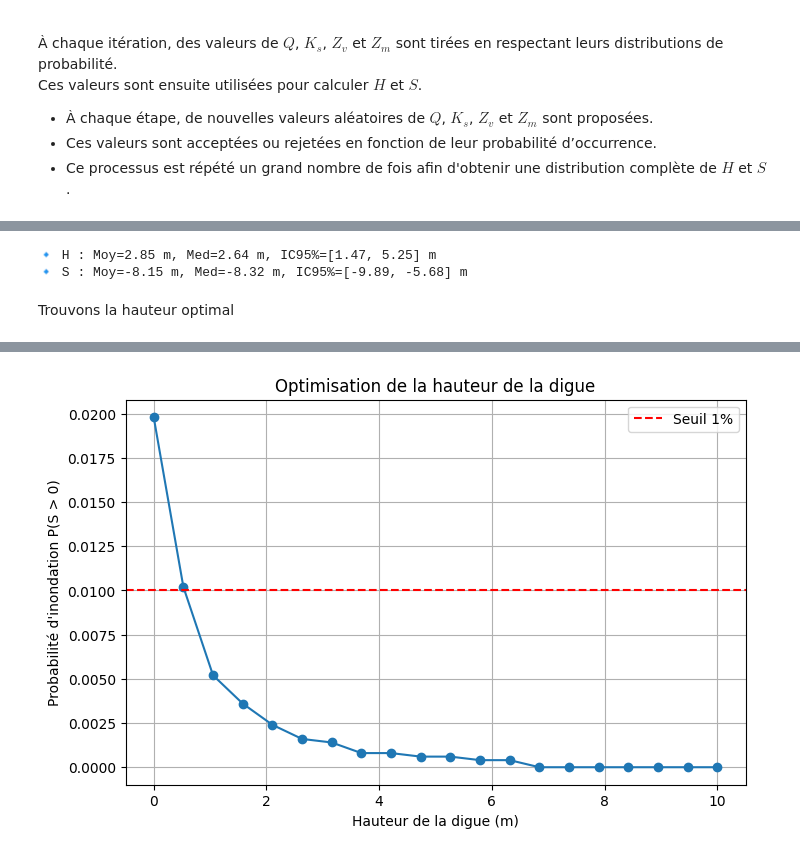
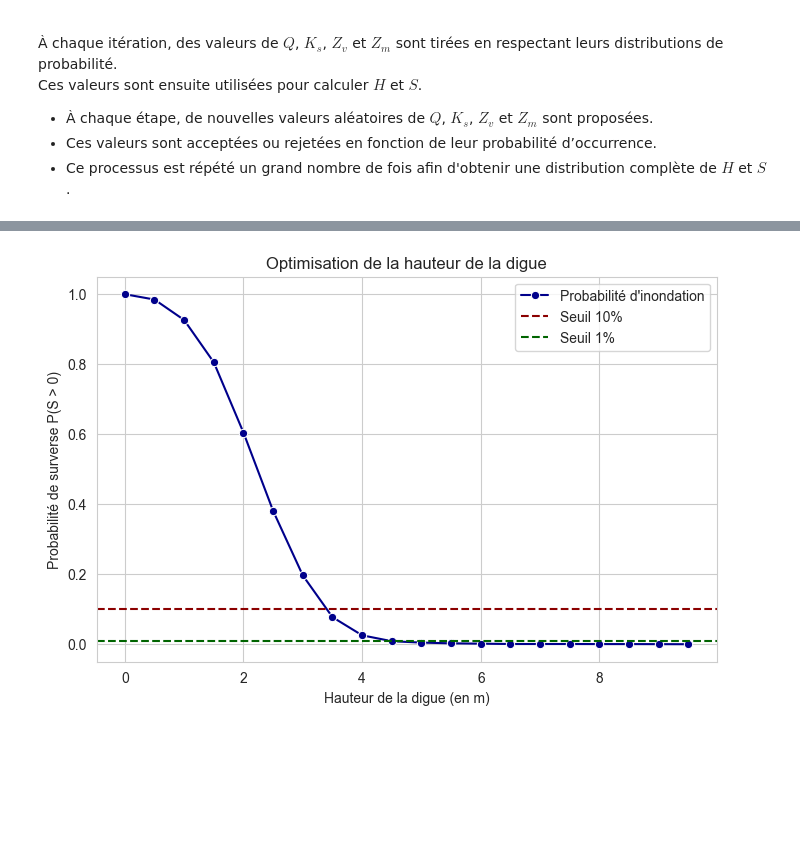
Before and after one commit to Lilyakhelid/Fiability, a Jupyter notebook: src/2.MCMC_hydraulic_model.ipynb, the cells around one changed output, grey strips where cells are left out. Cells and saved outputs as stored; diff of their text form; code cells hidden in the pictures; blank space fills up the shorter version.

```diff
--- a/src/2.MCMC_hydraulic_model.ipynb
+++ b/src/2.MCMC_hydraulic_model.ipynb
@@ -20,12 +20,15 @@ import numpy as np
 import matplotlib.pyplot as plt
 import seaborn as sns
 import pandas as pd
+# %%
+sns.set_style("whitegrid")
+np.random.seed(42)
 # %%
 L = 5000
 B = 300
-hd = 5.50 # Hauteur de la digue (m) isu de l'analyse des crues
-Zb = 55.5
-N = 5000 #arbitraire
+hd = 5.50 # Hauteur de la digue issue de l'étude des crues historiques
+Zb = 50
+N = 5000 # Arbitraire
 
 Q_samples = np.zeros(N)
 Ks_samples = np.zeros(N)
@@ -150,48 +110,54 @@ plt.show()
-# %%
-H_stats = np.median(H_samples), np.mean(H_samples), np.percentile(H_samples, [2.5, 97.5])
-S_stats = np.median(S_samples), np.mean(S_samples), np.percentile(S_samples, [2.5, 97.5])
-
-print(f"\n🔹 H : Moy={H_stats[1]:.2f} m, Med={H_stats[0]:.2f} m, IC95%=[{H_stats[2][0]:.2f}, {H_stats[2][1]:.2f}] m")
-print(f"🔹 S : Moy={S_stats[1]:.2f} m, Med={S_stats[0]:.2f} m, IC95%=[{S_stats[2][0]:.2f}, {S_stats[2][1]:.2f}] m")
-# %% [output]
-🔹 H : Moy=2.85 m, Med=2.64 m, IC95%=[1.47, 5.25] m
-🔹 S : Moy=-8.15 m, Med=-8.32 m, IC95%=[-9.89, -5.68] m
-# %% [markdown]
-Trouvons la hauteur optimal
 # %%
-hd_values = np.linspace(0, 10, 20)
+hd_values = np.arange(0, 10, 0.5)
+seuil_1 = 0.1
+seuil_2 = 0.01
 
-# probabilité d'inondation pour chaque hauteur de digue
+# Probabilité d'inondation pour chaque hauteur de digue
 P_inondation_hd = []
 for hd_test in hd_values:
     S_samples = Zv_samples + H_samples - hd_test - Zb
     P_inondation = np.mean(S_samples > 0)
     P_inondation_hd.append(P_inondation)
 
-# Trouver la plus petite hauteur où P(S > 0) < 1%
-optimal_hd_index = next((i for i, p in enumerate(P_inondation_hd) if p < 0.01), None)
-optimal_hd = hd_values[optimal_hd_index] if optimal_hd_index is not None else None
-
 df_hd_optimal = pd.DataFrame({
-    "Hauteur digue (m)": hd_values,
+    "hd (en m)": hd_values,
     "P(S > 0)": P_inondation_hd
 })
 
+# Trouver la plus petite hauteur où P(S > 0) < seuil
+optimal_hd_index_1 = next((i for i, p in enumerate(P_inondation_hd) if p < seuil_1), None)
+optimal_hd_1 = hd_values[optimal_hd_index_1] if optimal_hd_index_1 is not None else None
+
+optimal_hd_index_2 = next((i for i, p in enumerate(P_inondation_hd) if p < seuil_2), None)
+optimal_hd_2 = hd_values[optimal_hd_index_2] if optimal_hd_index_2 is not None else None
+
 print("\n🔹 Résultats de l’optimisation de la digue 🔹")
 print(df_hd_optimal)
-if optimal_hd:
-    print(f"\n✅ Hauteur optimale de la digue : {optimal_hd:.2f} m (où P(S > 0) < 1%)")
+if optimal_hd_1:
+    print(f"\n✅ Hauteur optimale de la digue : {optimal_hd_1:.2f} m (où P(S > 0) < {seuil_1:.0%})")
 else:
     print("✅ Toutes les hauteurs testées sont suffisantes (P(S > 0) = 0)")
 
+if optimal_hd_1:
+    print(f"\n✅ Hauteur optimale de la digue : {optimal_hd_2:.2f} m (où P(S > 0) < {seuil_2:.0%})")
+else:
+    print("✅ Toutes les hauteurs testées sont suffisantes (P(S > 0) = 0)")
+
+
 plt.figure(figsize=(8,5))
-plt.plot(hd_values, P_inondation_hd, marker='o', linestyle='-')
-plt.axhline(y=0.01, color='r', linestyle='--', label="Seuil 1%")
-plt.xlabel("Hauteur de la digue (m)")
-plt.ylabel("Probabilité d'inondation P(S > 0)")
+# Tracé de la courbe
+sns.lineplot(x=hd_values, y=P_inondation_hd, marker='o', label="Probabilité d'inondation", color="darkblue")
+
+# Ligne horizontale pour le seuil 1%
+plt.axhline(y=seuil_1, linestyle='--', label=f"Seuil {seuil_1:.0%}", color="darkred")
+plt.axhline(y=seuil_2, linestyle='--', label=f"Seuil {seuil_2:.0%}", color="darkgreen")
+
+# Personnalisation des axes et du titre
+plt.xlabel("Hauteur de la digue (en m)")
+plt.ylabel("Probabilité de surverse P(S > 0)")
 plt.title("Optimisation de la hauteur de la digue")
+
 plt.legend()
-plt.grid()
 plt.show()
 # %% [output]
 🔹 Résultats de l’optimisation de la digue 🔹
@@ -214 +180 @@ plt.show()
-[figure, old version]
+[figure, new version]
```
Also changed, not shown: parts of 7 cells of this notebook, 3 other files.
